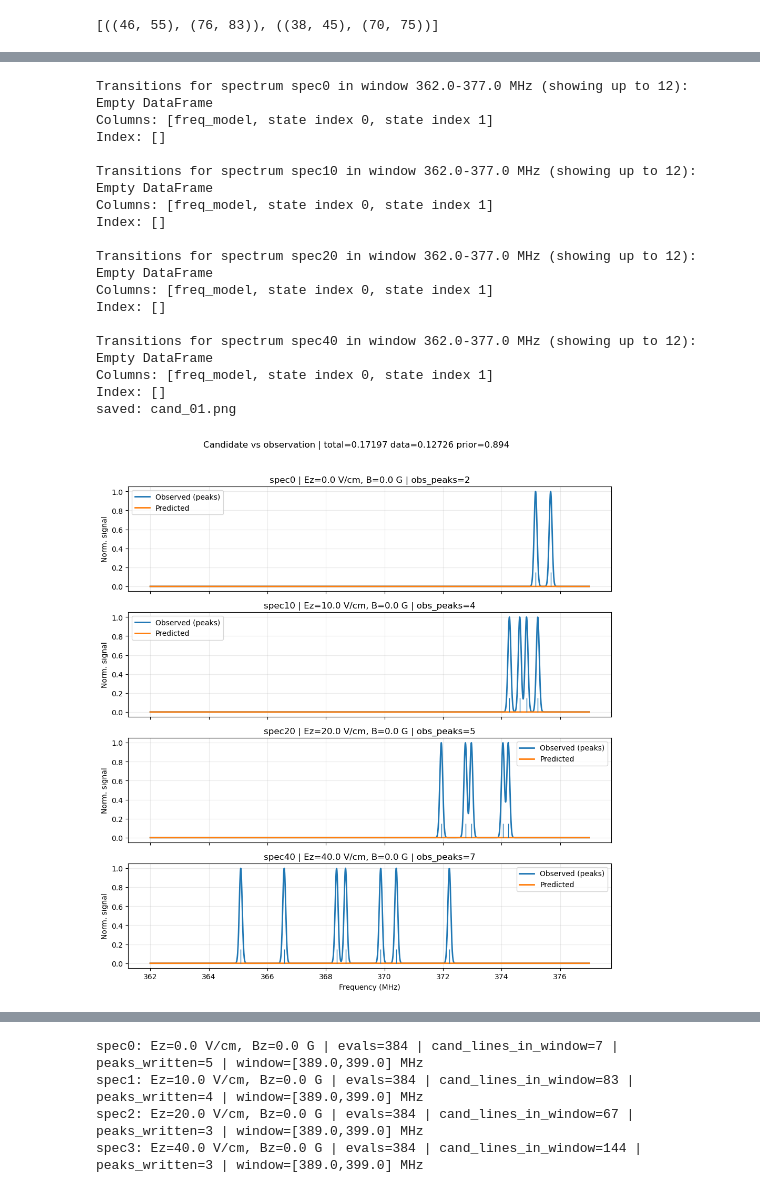
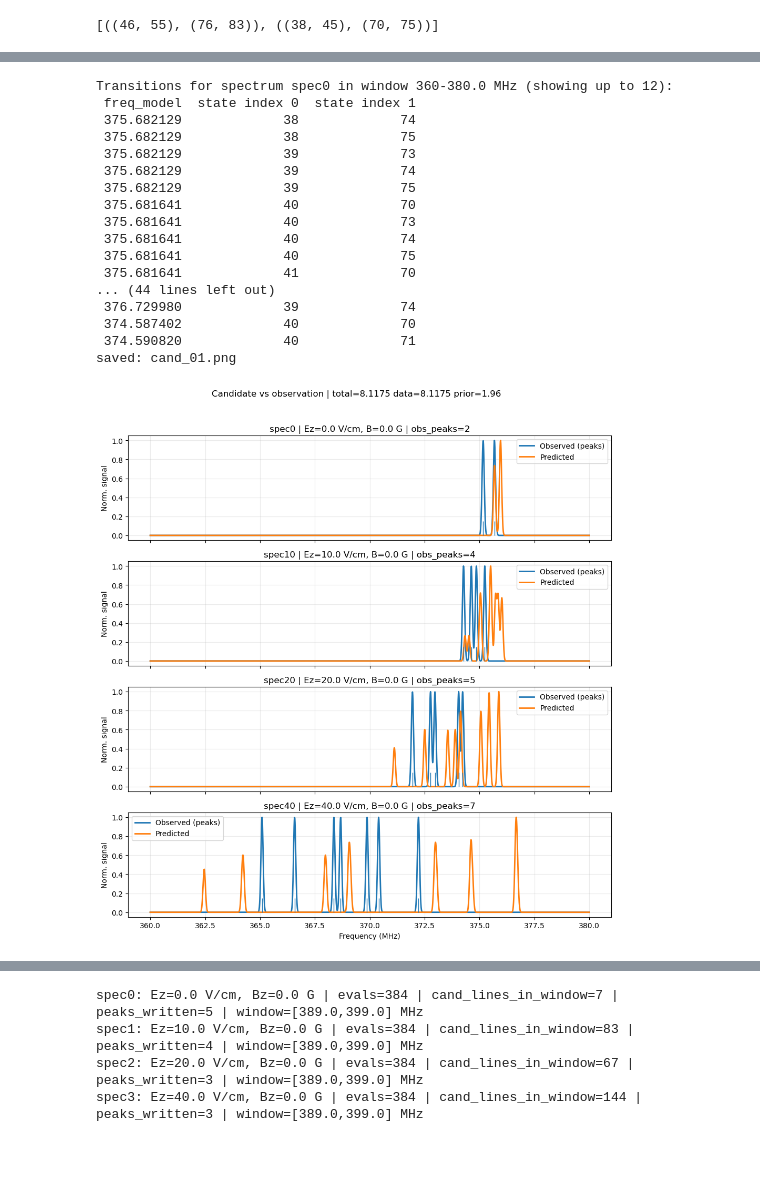
Before and after one commit to YuikiTakahashi/Molecule_spectrum_prediction, a Jupyter notebook: 173_prediction_Nov2025.ipynb, the cells around one changed output, grey strips where cells are left out. Saved outputs shown, nothing was run; the diff lists cells and outputs as text; code cells hidden in the pictures; blank space fills up the shorter version.

```diff
--- a/173_prediction_Nov2025.ipynb
+++ b/173_prediction_Nov2025.ipynb
@@ -464,7 +464,7 @@ def summarize_fit(matched_df):
     weighted_rms = np.sqrt(np.mean((residuals / weights) ** 2))
     return {"rms": rms, "weighted_rms": weighted_rms, "n_points": int(valid.sum())}
 # %%
-uncertainty_factor = 10
+uncertainty_factor = 1
 
 
 import importlib.util
@@ -516,8 +516,8 @@ PARAM_SIGMA_173X010 = {
     "e2Qq0": 27*uncertainty_factor,
     "q_lD": 0.5*uncertainty_factor,
     "p_lD": 5*uncertainty_factor,
-    "muE": 0.01 * 0.503412 * 0,
-    "g_S_eff": 0.02* 0,
+    "muE": 0.01 * 0.503412 *uncertainty_factor,
+    "g_S_eff": 0.02*uncertainty_factor,
 }
 
 # Fractional fallback if sigma not provided:
@@ -744,7 +1266,7 @@ out = X010_173.calculate_two_photon_spectrum(0, 1e-8,TRANSITION_INDEX_SET, parit
 transitions = out[1]
 
 # Frequency bounds (AOM 0 frequency)
-freq_min = 392
+freq_min = 372
 freq_max = 395
 
 offset  = 0 # MHz
@@ -802,14 +1942,14 @@ import pandas as pd
 # Choose which parameters to vary (start SMALL for sparse data)
 # -------------------------
 SEARCH_PARAM_NAMES = [
-    "Be", "Gamma_SR", "Gamma_Prime", "bFYb", "cYb", "e2Qq0", "q_lD", "p_lD"
+     "e2Qq0", 'muE',
 ]
 SEARCH_PARAM_NAMES = [p for p in SEARCH_PARAM_NAMES if p in PARAM_PRIORS]
 
 # How far you allow the search to move from the measured value
-NSIGMA_BOX = 10.0           # hard truncation box from priors
-NSIGMA_SAMPLE = 10.0        # typical samples (still clipped by NSIGMA_BOX)
-LAMBDA_PRIOR = 0.05        # strength of prior penalty (tune 0.01–1)
+NSIGMA_BOX = 2.0           # hard truncation box from priors
+NSIGMA_SAMPLE = 2.0        # typical samples (still clipped by NSIGMA_BOX)
+LAMBDA_PRIOR = 0.00001        # strength of prior penalty (tune 0.01–1)
 
 def build_bounds_from_priors(priors, names, nsigma=3.0, hard_bounds=None):
     """
@@ -995,9 +2128,9 @@ best_df = search_candidates_MAP(
     OBS_SPECTRA,
     priors={k: PARAM_PRIORS[k] for k in SEARCH_BOUNDS.keys()},
     bounds=SEARCH_BOUNDS,
-    n_samples=2000,        # 20–100 for smoke test
-    top_k=5,             # keep small
-    refine_steps=10,     # 0–20
+    n_samples=50,        # 20–100 for smoke test
+    top_k=3,             # keep small
+    refine_steps=15,     # 0–20
     refine_scale=0.20,   # smaller steps since few steps
     indices=TRANSITION_INDEX_SET,
     sigma=UNASSIGNED_SIGMA,
@@ -1180,7 +2332,7 @@ for i in range(min(TOP_PLOT, len(best_df))):
     cand = best_df.iloc[i].to_dict()
     plot_candidate(
         X010_173, cand, OBS_SPECTRA,
-        window=(362.0, 377.0),   # your scan window
+        window=(360, 380.0),   # your scan window
         indices=TRANSITION_INDEX_SET,
         sigma=UNASSIGNED_SIGMA,
         parity_sign=PARITY_SIGN,
@@ -1213,21 +2362,18 @@ saved: cand_00.png
-Transitions for spectrum spec0 in window 362.0-377.0 MHz (showing up to 12):
-Empty DataFrame
-Columns: [freq_model, state index 0, state index 1]
-Index: []
-
-Transitions for spectrum spec10 in window 362.0-377.0 MHz (showing up to 12):
-Empty DataFrame
-Columns: [freq_model, state index 0, state index 1]
-Index: []
-
-Transitions for spectrum spec20 in window 362.0-377.0 MHz (showing up to 12):
-Empty DataFrame
-Columns: [freq_model, state index 0, state index 1]
-Index: []
-
-Transitions for spectrum spec40 in window 362.0-377.0 MHz (showing up to 12):
-Empty DataFrame
-Columns: [freq_model, state index 0, state index 1]
-Index: []
+Transitions for spectrum spec0 in window 360-380.0 MHz (showing up to 12):
+ freq_model  state index 0  state index 1
+ 375.682129             38             74
+ 375.682129             38             75
+ 375.682129             39             73
+ 375.682129             39             74
+ 375.682129             39             75
+ 375.681641             40             70
+ 375.681641             40             73
+ 375.681641             40             74
+ 375.681641             40             75
+ 375.681641             41             70
+... (44 lines left out)
+ 376.729980             39             74
+ 374.587402             40             70
+ 374.590820             40             71
 saved: cand_01.png
-[figure, old version]
+[figure, new version]
```
Also changed, not shown: parts of 24 cells of this notebook, 20 other files.
